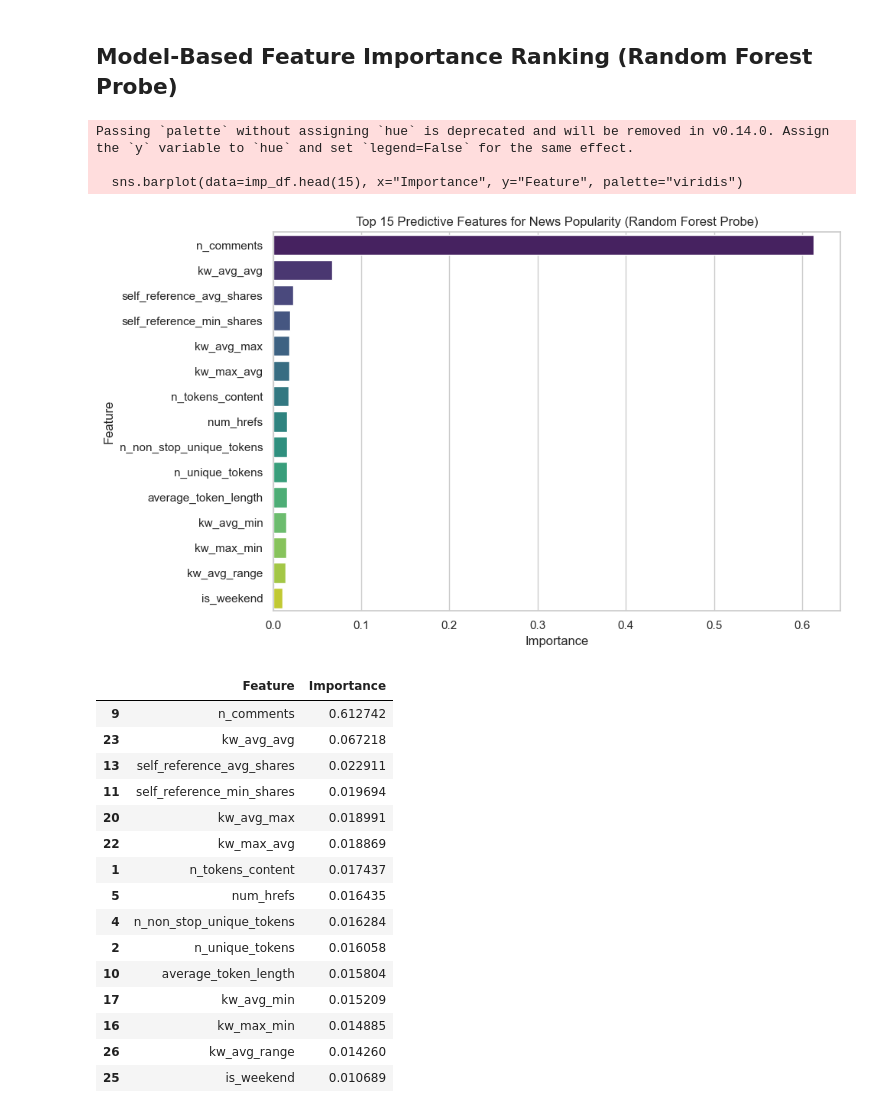
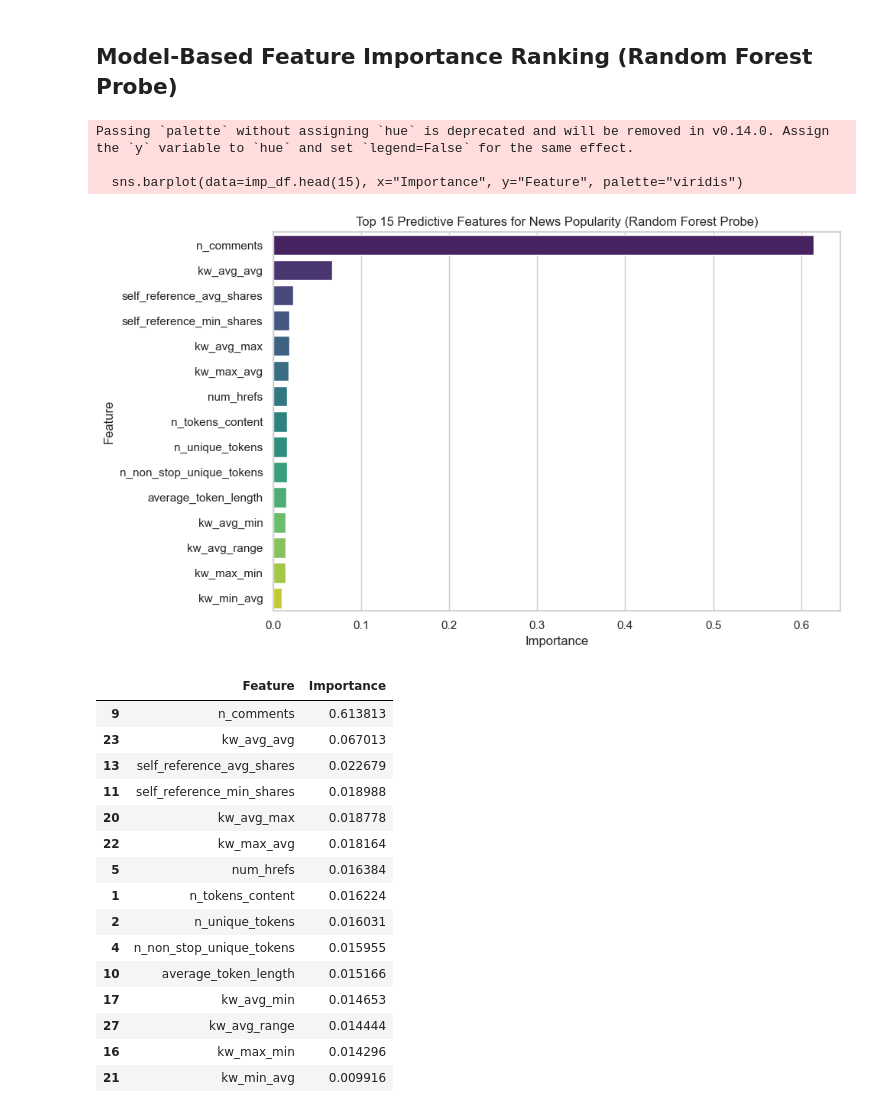
Before and after one commit to jsreeram1/Online-News-Popularity-Prediction, a Jupyter notebook: notebooks/eda.ipynb, the cells around one changed output. Drawn from its saved outputs; the diff is of its cells as text; code cells hidden in the pictures.

```diff
--- a/notebooks/eda.ipynb
+++ b/notebooks/eda.ipynb
@@ -160,7 +190,5 @@ display(pd.DataFrame(records).sort_values(by="Outlier_Pct (%)", ascending=False)
 # %%
-df_clean["log_shares"] = np.log1p(df_clean["shares"])
 fig, (ax1, ax2) = plt.subplots(1, 2, figsize=(15, 5))
-
 sns.boxplot(data=df_clean, x="data_channel", y="log_shares", ax=ax1, palette="Set2")
 ax1.set_title("log1p(shares) by Data Channel")
 ax1.tick_params(axis="x", rotation=30)
@@ -169,9 +197,23 @@ day_order = ["monday", "tuesday", "wednesday", "thursday", "friday", "saturday",
 sns.boxplot(data=df_clean, x="weekday", y="log_shares", order=day_order, ax=ax2, palette="coolwarm")
 ax2.set_title("log1p(shares) by Day of Week")
 ax2.tick_params(axis="x", rotation=30)
-
 plt.tight_layout()
 plt.show()
+
+# Formal non-parametric Kruskal-Wallis hypothesis tests (robust to skewed distributions)
+def run_kruskal_test(data: pd.DataFrame, group_col: str, target_col: str = "log_shares") -> None:
+    valid_df = data[[group_col, target_col]].dropna()
+    groups = [grp[target_col].values for _, grp in valid_df.groupby(group_col) if len(grp) >= 5]
+    if len(groups) < 2:
+        print(f"[Diagnostic] Insufficient valid groups (n>=5) for '{group_col}' after filtering NaNs.")
+        return
+    stat, p_val = stats.kruskal(*groups)
+    sig = "Statistically Significant (p < 0.05)" if p_val < 0.05 else "Null / Not Significant (p >= 0.05)"
+    print(f"Kruskal-Wallis Test ({group_col} vs {target_col}): H = {stat:.2f}, p-value = {p_val:.4e} -> {sig}")
+
+run_kruskal_test(df_clean, "data_channel")
+run_kruskal_test(df_clean, "weekday")
+run_kruskal_test(df_clean, "channel_x_weekend")
 # %% [output]
 Passing `palette` without assigning `hue` is deprecated and will be removed in v0.14.0. Assign the `x` variable to `hue` and set `legend=False` for the same effect.
 
@@ -185,0 +237,18 @@ Passing `palette` without assigning `hue` is deprecated and will be removed in v
+# %%
+fig, (ax1, ax2) = plt.subplots(1, 2, figsize=(15, 5))
+
+df_clean["media_interaction_bin"] = pd.cut(
+    df_clean["img_x_video"], bins=[-1, 0, 5, 25, 10000], labels=["None (0)", "Low (1-5)", "Med (6-25)", "High (>25)"]
+)
+sns.boxplot(data=df_clean, x="media_interaction_bin", y="log_shares", ax=ax1, palette="Purples")
+ax1.set_title("Numeric Interaction: img_x_video vs. log1p(shares)")
+
+top_combos = df_clean["channel_x_weekend"].value_counts().head(8).index
+sns.boxplot(
+    data=df_clean[df_clean["channel_x_weekend"].isin(top_combos)],
+    x="channel_x_weekend", y="log_shares", ax=ax2, palette="Set3"
+)
+ax2.set_title("Categorical Interaction: Top 8 channel_x_weekend Combinations")
+ax2.tick_params(axis="x", rotation=35)
+plt.tight_layout()
+plt.show()
@@ -228,38 +344,39 @@ Name: log_shares, dtype: float64
 # %% [markdown]
 ## Model-Based Feature Importance Ranking (Random Forest Probe)
 # %%
-rf_df = pd.get_dummies(df_clean.drop(columns=["ID", "URL", "timedelta", "shares", "log_shares"], errors="ignore"), drop_first=True)
+drop_for_rf = ["ID", "URL", "timedelta", "shares", "log_shares", "timedelta_quartile", "media_interaction_bin"]
+rf_df = pd.get_dummies(df_clean.drop(columns=drop_for_rf, errors="ignore"), drop_first=True)
 rf_df = rf_df.replace([np.inf, -np.inf], np.nan).fillna(rf_df.median()).fillna(0.0).astype(float)
-y_rf = np.log1p(df_clean["shares"].values)
+y_rf = df_clean["log_shares"].values
 
 rf_probe = RandomForestRegressor(n_estimators=100, max_depth=12, random_state=42, n_jobs=-1)
 rf_probe.fit(rf_df, y_rf)
 
 imp_df = pd.DataFrame({"Feature": rf_df.columns, "Importance": rf_probe.feature_importances_}).sort_values(by="Importance", ascending=False)
 plt.figure(figsize=(10, 6))
 sns.barplot(data=imp_df.head(15), x="Importance", y="Feature", palette="viridis")
 plt.title("Top 15 Predictive Features for News Popularity (Random Forest Probe)")
 plt.tight_layout()
 plt.show()
 display(imp_df.head(15))
 # %% [output]
 Passing `palette` without assigning `hue` is deprecated and will be removed in v0.14.0. Assign the `y` variable to `hue` and set `legend=False` for the same effect.
 
   sns.barplot(data=imp_df.head(15), x="Importance", y="Feature", palette="viridis")
-[figure, old version]
+[figure, new version]
 |  | Feature | Importance |
-| 9 | n_comments | 0.612742 |
-| 23 | kw_avg_avg | 0.067218 |
-| 13 | self_reference_avg_shares | 0.022911 |
-| 11 | self_reference_min_shares | 0.019694 |
-| 20 | kw_avg_max | 0.018991 |
-| 22 | kw_max_avg | 0.018869 |
-| 1 | n_tokens_content | 0.017437 |
-| 5 | num_hrefs | 0.016435 |
-| 4 | n_non_stop_unique_tokens | 0.016284 |
-| 2 | n_unique_tokens | 0.016058 |
-| 10 | average_token_length | 0.015804 |
-| 17 | kw_avg_min | 0.015209 |
-| 16 | kw_max_min | 0.014885 |
-| 26 | kw_avg_range | 0.014260 |
-| 25 | is_weekend | 0.010689 |
+| 9 | n_comments | 0.613813 |
+| 23 | kw_avg_avg | 0.067013 |
+| 13 | self_reference_avg_shares | 0.022679 |
+| 11 | self_reference_min_shares | 0.018988 |
+| 20 | kw_avg_max | 0.018778 |
+| 22 | kw_max_avg | 0.018164 |
+| 5 | num_hrefs | 0.016384 |
+| 1 | n_tokens_content | 0.016224 |
+| 2 | n_unique_tokens | 0.016031 |
+| 4 | n_non_stop_unique_tokens | 0.015955 |
+| 10 | average_token_length | 0.015166 |
+| 17 | kw_avg_min | 0.014653 |
+| 27 | kw_avg_range | 0.014444 |
+| 16 | kw_max_min | 0.014296 |
+| 21 | kw_min_avg | 0.009916 |
```
Also changed, not shown: parts of 26 cells of this notebook.
